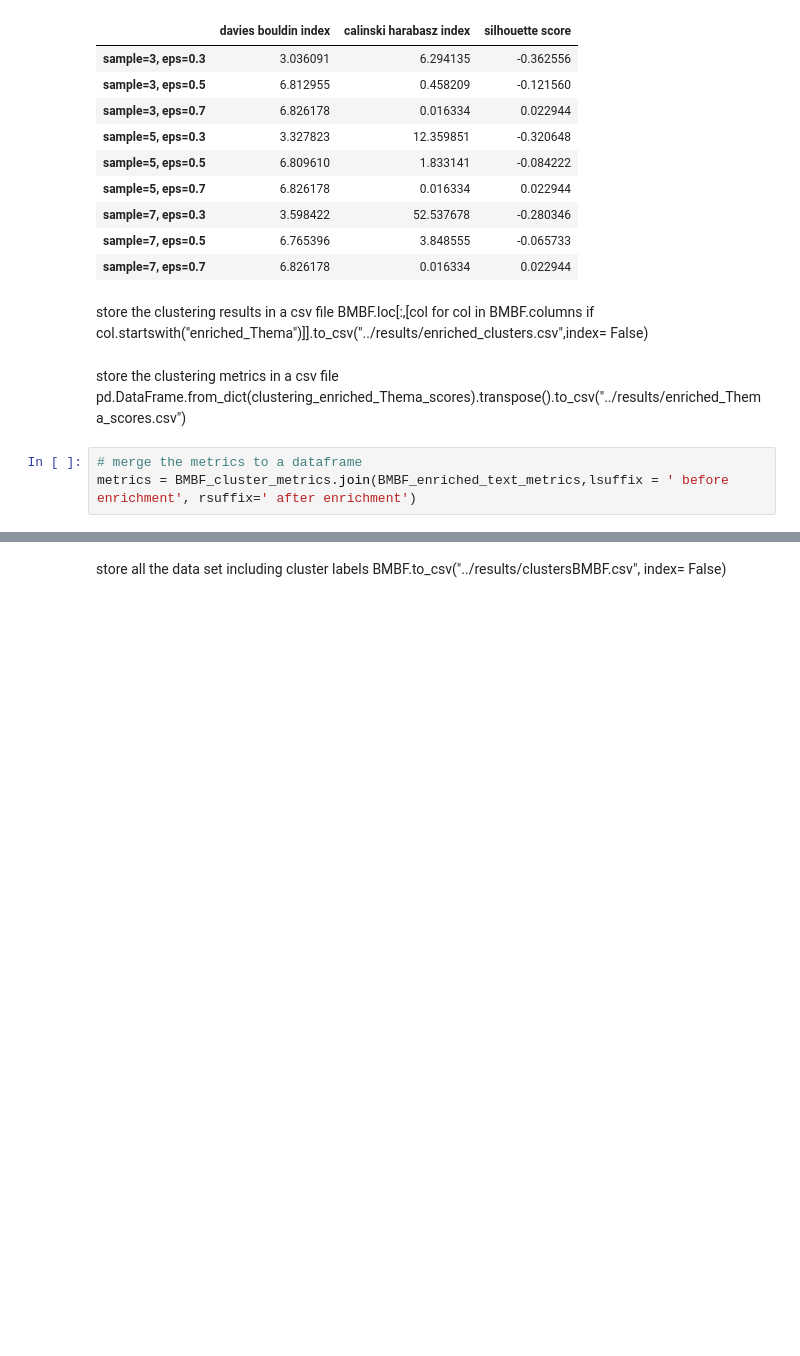
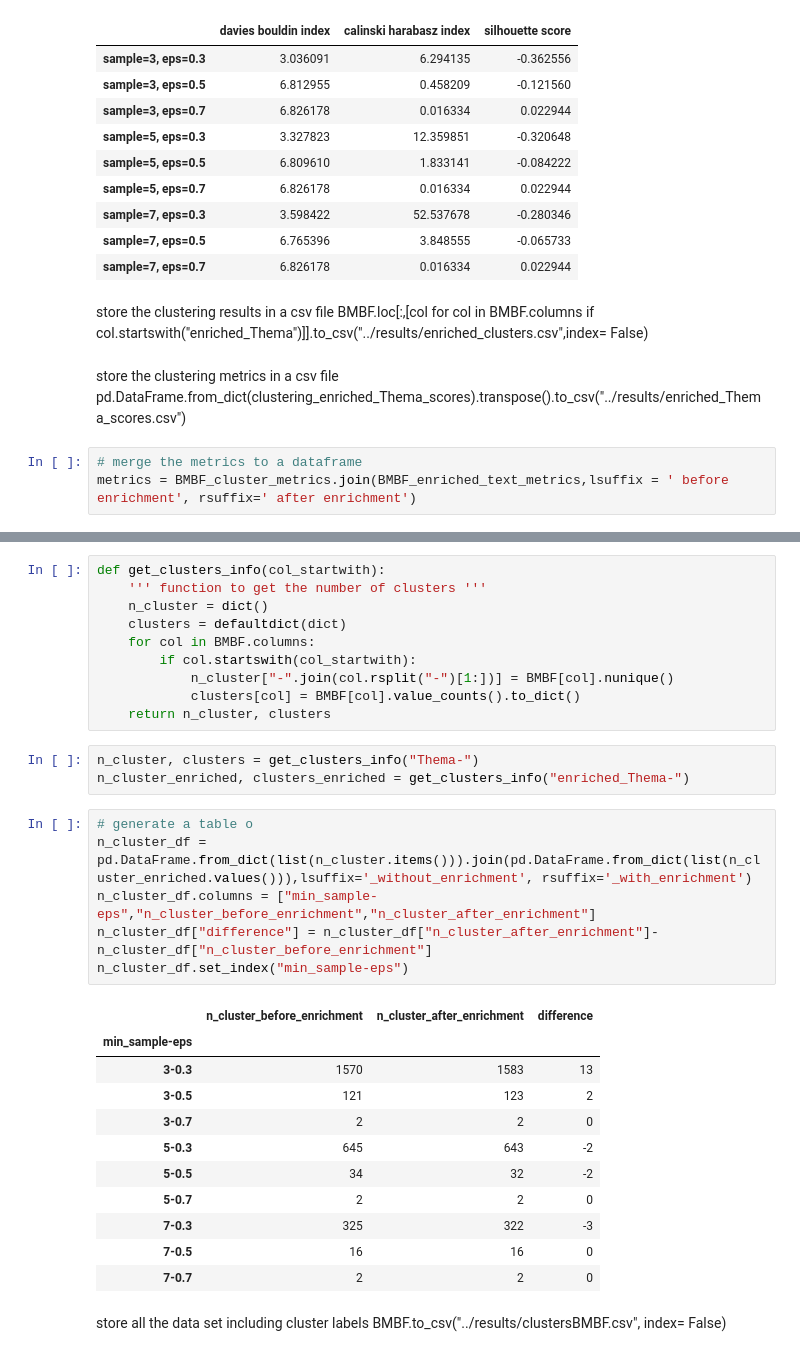
Before and after one commit to isaacduong/BMBF, a Jupyter notebook: eda/BMBF_clustering (6. notebook).ipynb, the cells around one changed output, grey strips where cells are left out. Saved outputs shown, nothing was run; the diff lists cells and outputs as text; blank space fills up the shorter version.

```diff
--- a/eda/BMBF_clustering (6. notebook).ipynb
+++ b/eda/BMBF_clustering (6. notebook).ipynb
@@ -348,3 +350,34 @@ plot_scores("Silhouette Score")
+# %%
+def get_clusters_info(col_startwith):
+    ''' function to get the number of clusters '''
+    n_cluster = dict()
+    clusters = defaultdict(dict)
+    for col in BMBF.columns:
+        if col.startswith(col_startwith):
+            n_cluster["-".join(col.rsplit("-")[1:])] = BMBF[col].nunique()
+            clusters[col] = BMBF[col].value_counts().to_dict()
+    return n_cluster, clusters
+# %%
+n_cluster, clusters = get_clusters_info("Thema-")
+n_cluster_enriched, clusters_enriched = get_clusters_info("enriched_Thema-")
+# %%
+# generate a table o
+n_cluster_df = pd.DataFrame.from_dict(list(n_cluster.items())).join(pd.DataFrame.from_dict(list(n_cluster_enriched.values())),lsuffix='_without_enrichment', rsuffix='_with_enrichment')
+n_cluster_df.columns = ["min_sample-eps","n_cluster_before_enrichment","n_cluster_after_enrichment"]
+n_cluster_df["difference"] = n_cluster_df["n_cluster_after_enrichment"]- n_cluster_df["n_cluster_before_enrichment"]
+n_cluster_df.set_index("min_sample-eps")
+# %% [output]
+|  | n_cluster_before_enrichment | n_cluster_after_enrichment | difference |
+| min_sample-eps |  |  |  |
+| 3-0.3 | 1570 | 1583 | 13 |
+| 3-0.5 | 121 | 123 | 2 |
+| 3-0.7 | 2 | 2 | 0 |
+| 5-0.3 | 645 | 643 | -2 |
+| 5-0.5 | 34 | 32 | -2 |
+| 5-0.7 | 2 | 2 | 0 |
+| 7-0.3 | 325 | 322 | -3 |
+| 7-0.5 | 16 | 16 | 0 |
+| 7-0.7 | 2 | 2 | 0 |
 # %% [markdown]
 store all the data set including cluster labels
 BMBF.to_csv("../results/clustersBMBF.csv", index= False)
```
Also changed, not shown: parts of 5 cells of this notebook, 7 other files.
